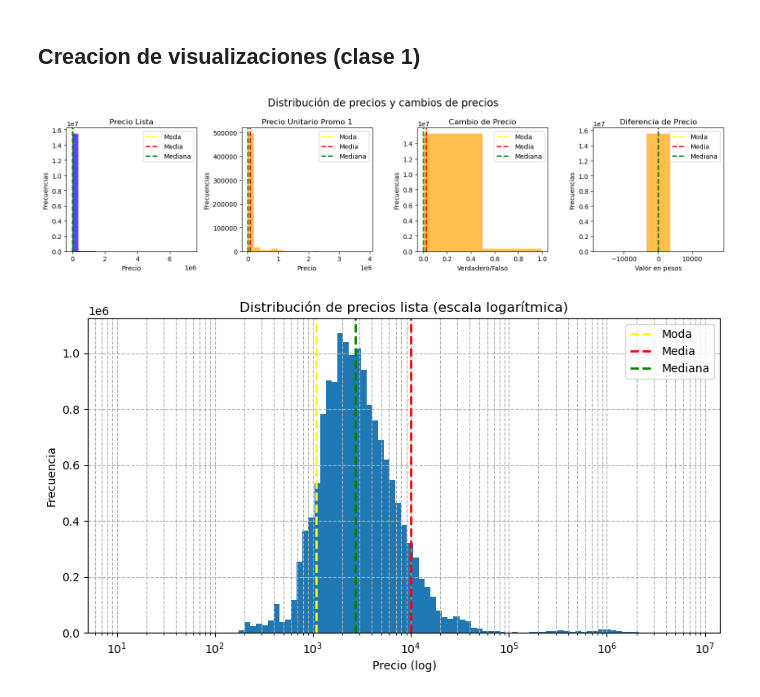
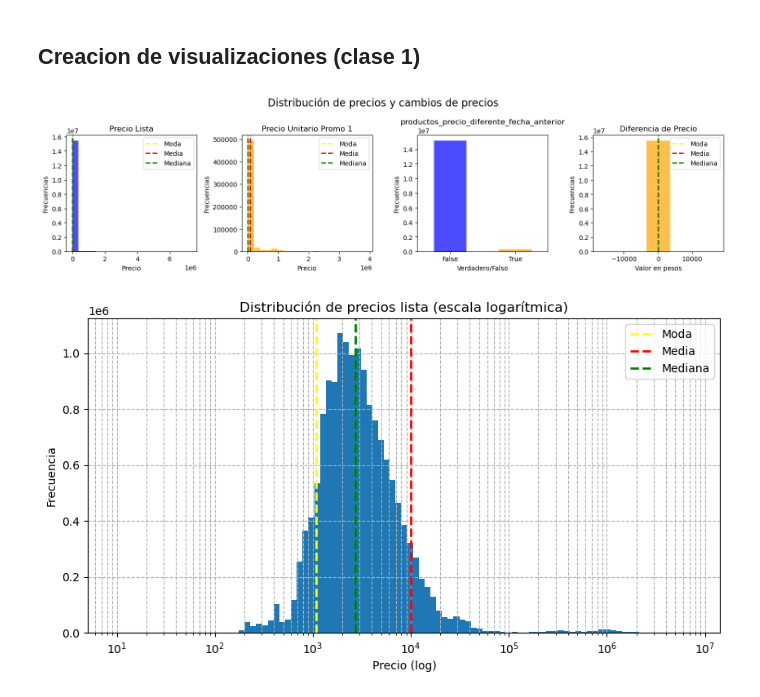
Before and after one commit to MMarck/AdD_proyecto, a Jupyter notebook: exploracion_dataset_1.ipynb, the cells around one changed output. Saved outputs shown, nothing was run; the diff lists cells and outputs as text; code cells hidden in the pictures.

Commit message:
feat: implementacion de analisis de tendencias en los datos

```diff
--- a/exploracion_dataset.ipynb
+++ b/exploracion_dataset_1.ipynb
@@ -136,16 +142,19 @@ sucursal_localidad                             0
 sucursal_provincia                             0
 dtype: int64
 # %%
-#agregar columnas cambio_diferencia y cambio_precio
+#agregar columnas productos_diferencia_precio_fecha_anterior y hubo_cambio_precio_fecha_anterior
 
-df_ordenado = df_agrupado.sort_values(by='fecha', ascending=True)
-df_agrupado_X_producto_sucursal = df_ordenado.groupby(['id_producto', 'id_sucursal'])
+def agregar_columnas_cambio_precio(df):
+    df_ordenado = df.sort_values(by='fecha', ascending=True)
+    df_X_producto_sucursal = df_ordenado.groupby(['id_producto', 'id_sucursal'])
 
-# cambio_diferencia indica la diferencia entre el precio del dia anterior y el actual
-# cambio_precio indica si hubo un cambio del valor del producto respecto al dia anterior
-df_agrupado['cambio_diferencia'] = df_agrupado_X_producto_sucursal['productos_precio_lista'].diff()
-df_agrupado['cambio_diferencia'] = df_agrupado['cambio_diferencia'].fillna(0) # se reemplaza el NaN por 0 para evitar que cuente como un cambio de precio
-df_agrupado['cambio_precio'] = df_agrupado['cambio_diferencia'].ne(0)
+    # productos_diferencia_precio_fecha_anterior indica la diferencia entre el precio del dia anterior y el actual en una misma sucursal
+    # hubo_cambio_precio_fecha_anterior indica si hubo un cambio del valor del producto respecto al dia anterior
+    df['productos_diferencia_precio_fecha_anterior'] = df_X_producto_sucursal['productos_precio_lista'].diff()
+    df['productos_diferencia_precio_fecha_anterior'] = df['productos_diferencia_precio_fecha_anterior'].fillna(0) # se reemplaza el NaN por 0 para evitar que cuente como un cambio de precio
+    df['hubo_cambio_precio_fecha_anterior'] = df['productos_diferencia_precio_fecha_anterior'].ne(0)
+
+agregar_columnas_cambio_precio(df_agrupado)
 # %%
 # cambiar tipos de datos por categoricos y enteros
 
@@ -256,45 +265,52 @@ ax[0].axvline(df_agrupado['productos_precio_lista'].mode()[0], color='yellow', l
 ax[0].axvline(df_agrupado['productos_precio_lista'].mean(), color='red', ls='--', lw=2, label='Media')
 ax[0].axvline(df_agrupado['productos_precio_lista'].median(), color='green', ls='--', lw=2, label='Mediana')
 ax[0].legend()
 
 
 
 ax[1].hist(df_agrupado['productos_precio_unitario_promo1'], bins=20, color='orange', alpha=0.7)
 ax[1].set_title('Precio Unitario Promo 1')
 ax[1].set_xlabel('Precio')
 ax[1].set_ylabel('Frecuencias')
 # medidas de tendencia central
 ax[1].axvline(df_agrupado['productos_precio_unitario_promo1'].mode()[0], color='yellow', ls='--', lw=2, label='Moda')
 ax[1].axvline(df_agrupado['productos_precio_unitario_promo1'].mean(), color='red', ls='--', lw=2, label='Media')
 ax[1].axvline(df_agrupado['productos_precio_unitario_promo1'].median(), color='green', ls='--', lw=2, label='Mediana')
 ax[1].legend()
 
-ax[2].hist(df_agrupado['cambio_precio'].astype(int), bins=2, color='orange', alpha=0.7)
-ax[2].set_title('Cambio de Precio')
+# ax[2].hist(df_agrupado['hubo_cambio_precio_fecha_anterior'].astype(int), bins=2, color='orange', alpha=0.7)
+# ax[2].set_title('Cambio de Precio')
+# medidas de tendencia central
+# ax[2].axvline(df_agrupado['hubo_cambio_precio_fecha_anterior'].mode()[0], color='yellow', ls='--', lw=2, label='Moda')
+# ax[2].axvline(df_agrupado['hubo_cambio_precio_fecha_anterior'].mean(), color='red', ls='--', lw=2, label='Media')
+# ax[2].axvline(df_agrupado['hubo_cambio_precio_fecha_anterior'].median(), color='green', ls='--', lw=2, label='Mediana')
+# ax[2].legend()
+
+
+df_agrupado['hubo_cambio_precio_fecha_anterior'].value_counts().plot(kind='bar', color=['blue', 'orange'], alpha=0.7, ax=ax[2])
+ax[2].set_title('hubo_cambio_precio_fecha_anterior')
 ax[2].set_xlabel('Verdadero/Falso')
 ax[2].set_ylabel('Frecuencias')
-# medidas de tendencia central
-ax[2].axvline(df_agrupado['cambio_precio'].mode()[0], color='yellow', ls='--', lw=2, label='Moda')
-ax[2].axvline(df_agrupado['cambio_precio'].mean(), color='red', ls='--', lw=2, label='Media')
-ax[2].axvline(df_agrupado['cambio_precio'].median(), color='green', ls='--', lw=2, label='Mediana')
-ax[2].legend()
+ax[2].set_xticks(ticks=[0, 1], labels=['False', 'True'], rotation=0)
+# ax[2].show()
 
-ax[3].hist(df_agrupado['cambio_diferencia'], bins=5, color='orange', alpha=0.7)
+
+ax[3].hist(df_agrupado['productos_diferencia_precio_fecha_anterior'], bins=5, color='orange', alpha=0.7)
 ax[3].set_title('Diferencia de Precio')
 ax[3].set_xlabel('Valor en pesos')
 ax[3].set_ylabel('Frecuencias')
 # medidas de tendencia central
-ax[3].axvline(df_agrupado['cambio_diferencia'].mode()[0], color='yellow', ls='--', lw=2, label='Moda')
-ax[3].axvline(df_agrupado['cambio_diferencia'].mean(), color='red', ls='--', lw=2, label='Media')
-ax[3].axvline(df_agrupado['cambio_diferencia'].median(), color='green', ls='--', lw=2, label='Mediana')
+ax[3].axvline(df_agrupado['productos_diferencia_precio_fecha_anterior'].mode()[0], color='yellow', ls='--', lw=2, label='Moda')
+ax[3].axvline(df_agrupado['productos_diferencia_precio_fecha_anterior'].mean(), color='red', ls='--', lw=2, label='Media')
+ax[3].axvline(df_agrupado['productos_diferencia_precio_fecha_anterior'].median(), color='green', ls='--', lw=2, label='Mediana')
 ax[3].legend()
 
 
 plt.suptitle('Distribución de precios y cambios de precios', fontsize=16)
 plt.tight_layout()
 plt.show()
 # %% [output]
-[figure, old version]
+[figure, new version]
 # %%
 # 📊 Histograma en escala log (eje X)
 precio_lista_max = df_agrupado["productos_precio_lista"].max()
```
Also changed, not shown: parts of 32 cells of this notebook, 1 other file.
